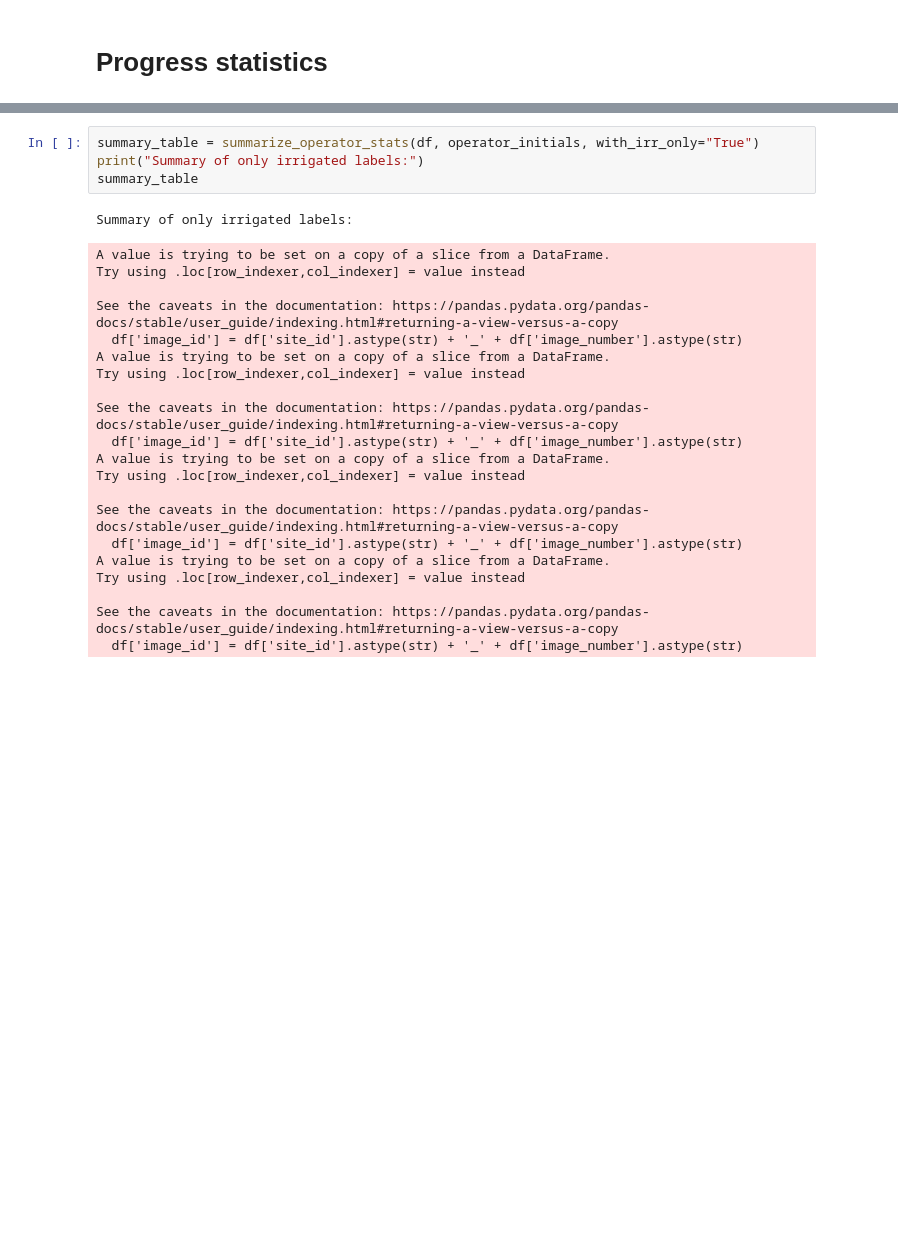
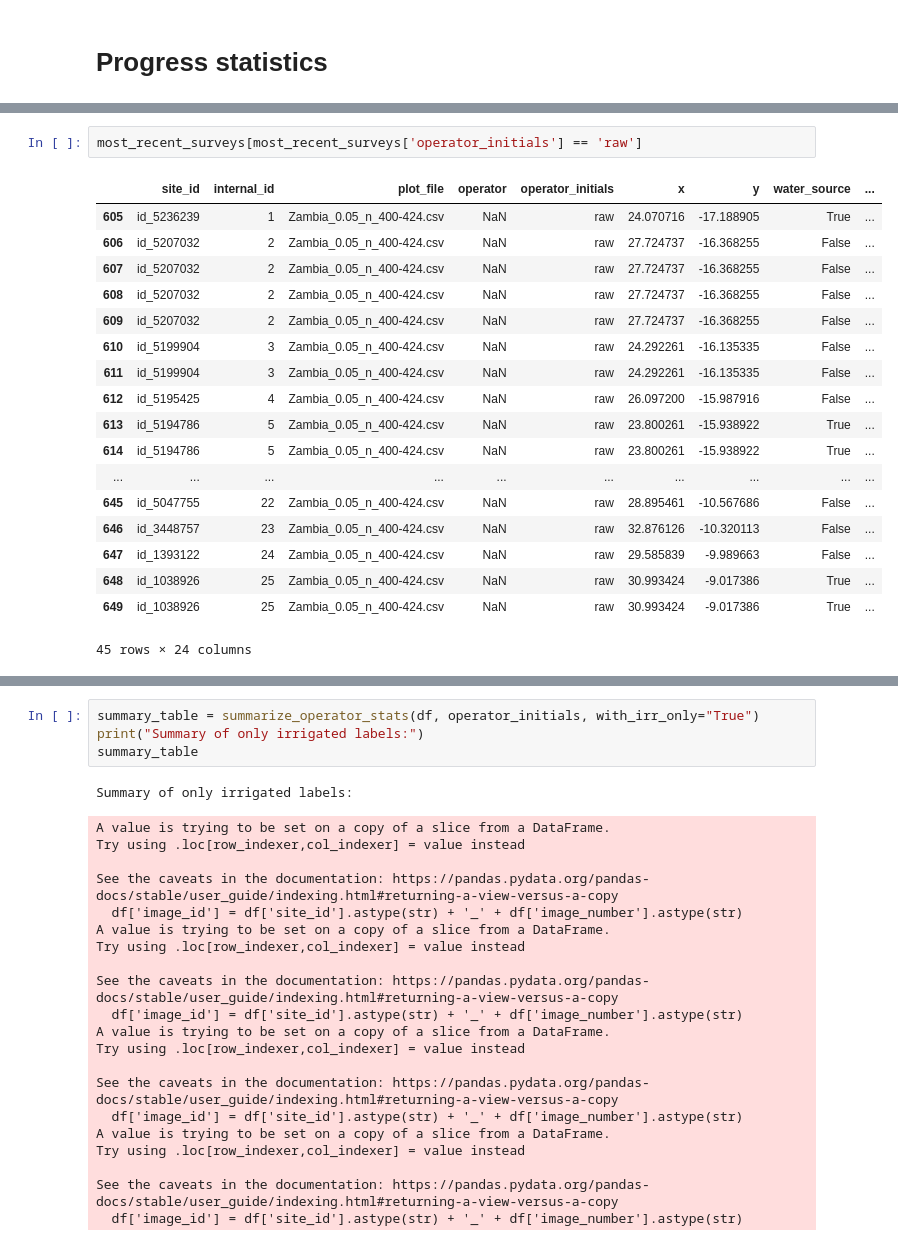
Before and after one commit to RitwikGupta/smallholder-irrigation-dataset, a Jupyter notebook: notebooks/quality_control.ipynb, the cells around one changed output, grey strips where cells are left out. Saved outputs shown, nothing was run; the diff lists cells and outputs as text; blank space fills up the shorter version.

```diff
--- a/notebooks/quality_control.ipynb
+++ b/notebooks/quality_control.ipynb
@@ -48,0 +183,21 @@ df
+# %%
+most_recent_surveys[most_recent_surveys['operator_initials'] == 'raw']
+# %% [output]
+|  | site_id | internal_id | plot_file | operator | operator_initials | x | y | water_source | ... |
+| 605 | id_5236239 | 1 | Zambia_0.05_n_400-424.csv | NaN | raw | 24.070716 | -17.188905 | True | ... |
+| 606 | id_5207032 | 2 | Zambia_0.05_n_400-424.csv | NaN | raw | 27.724737 | -16.368255 | False | ... |
+| 607 | id_5207032 | 2 | Zambia_0.05_n_400-424.csv | NaN | raw | 27.724737 | -16.368255 | False | ... |
+| 608 | id_5207032 | 2 | Zambia_0.05_n_400-424.csv | NaN | raw | 27.724737 | -16.368255 | False | ... |
+| 609 | id_5207032 | 2 | Zambia_0.05_n_400-424.csv | NaN | raw | 27.724737 | -16.368255 | False | ... |
+| 610 | id_5199904 | 3 | Zambia_0.05_n_400-424.csv | NaN | raw | 24.292261 | -16.135335 | False | ... |
+| 611 | id_5199904 | 3 | Zambia_0.05_n_400-424.csv | NaN | raw | 24.292261 | -16.135335 | False | ... |
+| 612 | id_5195425 | 4 | Zambia_0.05_n_400-424.csv | NaN | raw | 26.097200 | -15.987916 | False | ... |
+| 613 | id_5194786 | 5 | Zambia_0.05_n_400-424.csv | NaN | raw | 23.800261 | -15.938922 | True | ... |
+| 614 | id_5194786 | 5 | Zambia_0.05_n_400-424.csv | NaN | raw | 23.800261 | -15.938922 | True | ... |
+| ... | ... | ... | ... | ... | ... | ... | ... | ... | ... |
+| 645 | id_5047755 | 22 | Zambia_0.05_n_400-424.csv | NaN | raw | 28.895461 | -10.567686 | False | ... |
+| 646 | id_3448757 | 23 | Zambia_0.05_n_400-424.csv | NaN | raw | 32.876126 | -10.320113 | False | ... |
+| 647 | id_1393122 | 24 | Zambia_0.05_n_400-424.csv | NaN | raw | 29.585839 | -9.989663 | False | ... |
+| 648 | id_1038926 | 25 | Zambia_0.05_n_400-424.csv | NaN | raw | 30.993424 | -9.017386 | True | ... |
+| 649 | id_1038926 | 25 | Zambia_0.05_n_400-424.csv | NaN | raw | 30.993424 | -9.017386 | True | ... |
+45 rows × 24 columns
```
Also changed, not shown: parts of 17 cells of this notebook, 16 other files.
